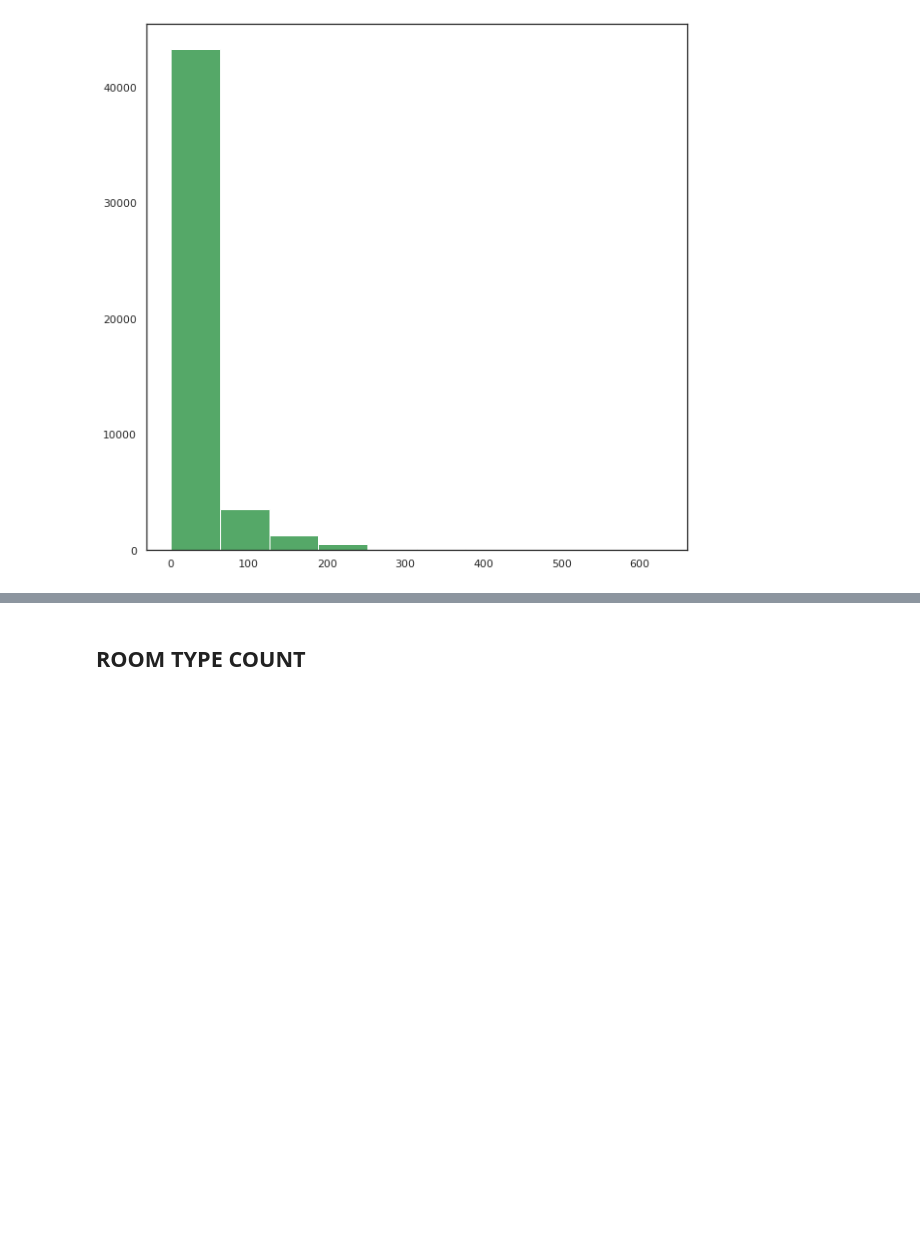
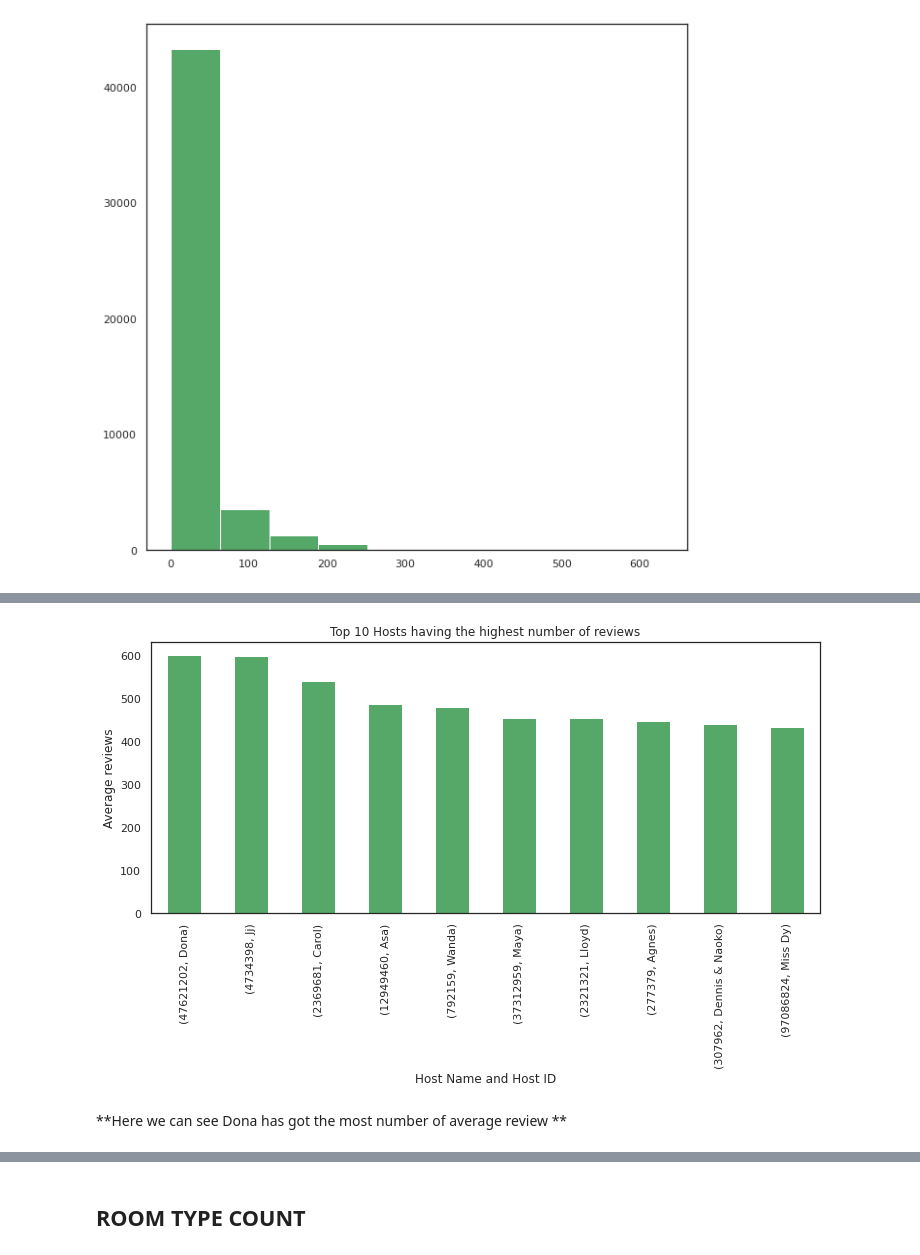
Before and after one commit to ritisha22/Airbnb-booking-analysis, a Jupyter notebook: Copy_of_Copy_of_Copy_of_Airbnb_Bookings_Analysis_Capstone_Project.ipynb, the cells around one changed output, grey strips where cells are left out. Saved outputs shown, nothing was run; the diff lists cells and outputs as text; code cells hidden in the pictures; blank space fills up the shorter version.

```diff
--- a/Copy_of_Copy_of_Copy_of_Airbnb_Bookings_Analysis_Capstone_Project.ipynb
+++ b/Copy_of_Copy_of_Copy_of_Airbnb_Bookings_Analysis_Capstone_Project.ipynb
@@ -298,3 +321,7 @@ plt.hist(airbnb_data['number_of_reviews'],color='g',rwidth=4)
 plt.show()
 # %% [output]
 [figure]
+# %%
+#top host on the basis of review
+host_review=airbnb_data.groupby(['host_id','host_name'])['number_of_reviews'].mean().sort_values(ascending=False)[:10]
+print(host_review)
@@ -300,0 +341,12 @@ plt.show()
+# %%
+# host who got the most average reviews
+host_review.plot.bar(figsize=(12,5),color='g')
+plt.xlabel('Host Name and Host ID')
+plt.ylabel('Average reviews')
+plt.title('Top 10 Hosts having the highest number of reviews')
+plt.show()
+# %% [output]
+[figure, added]
+# %% [markdown]
+**Here we can see Dona has got the most number of average review
+**
```
Also changed, not shown: parts of 23 cells of this notebook.
